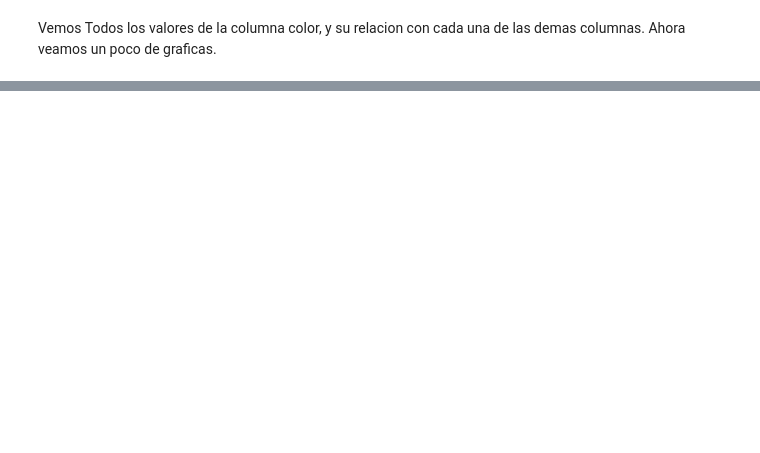
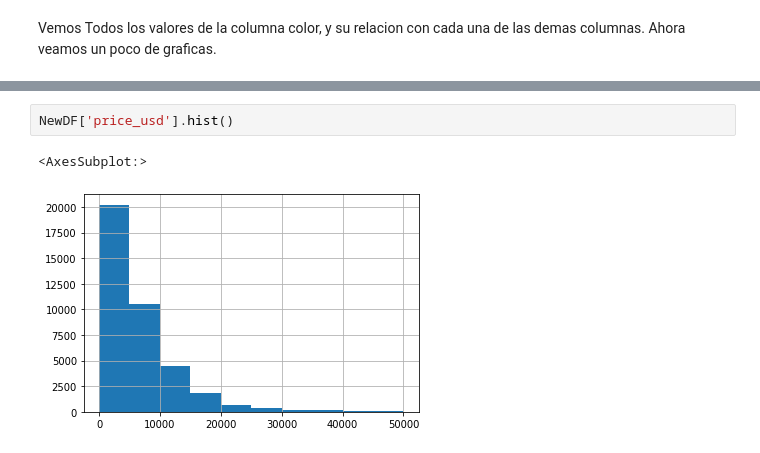
Before and after one commit to wowramon/EDA_UsedCars, a Jupyter notebook: ChallengeCars.ipynb, the cells around one changed output, grey strips where cells are left out. Drawn from its saved outputs; the diff is of its cells as text; blank space fills up the shorter version.

```diff
--- a/ChallengeCars.ipynb
+++ b/ChallengeCars.ipynb
@@ -132,0 +138,5 @@ sns.boxplot(x = 'price_usd', y = 'color', data = df)
+# %%
+NewDF['price_usd'].hist()
+# %% [output]
+<AxesSubplot:>
+[figure, added]
```
Also changed, not shown: parts of 22 cells of this notebook.
